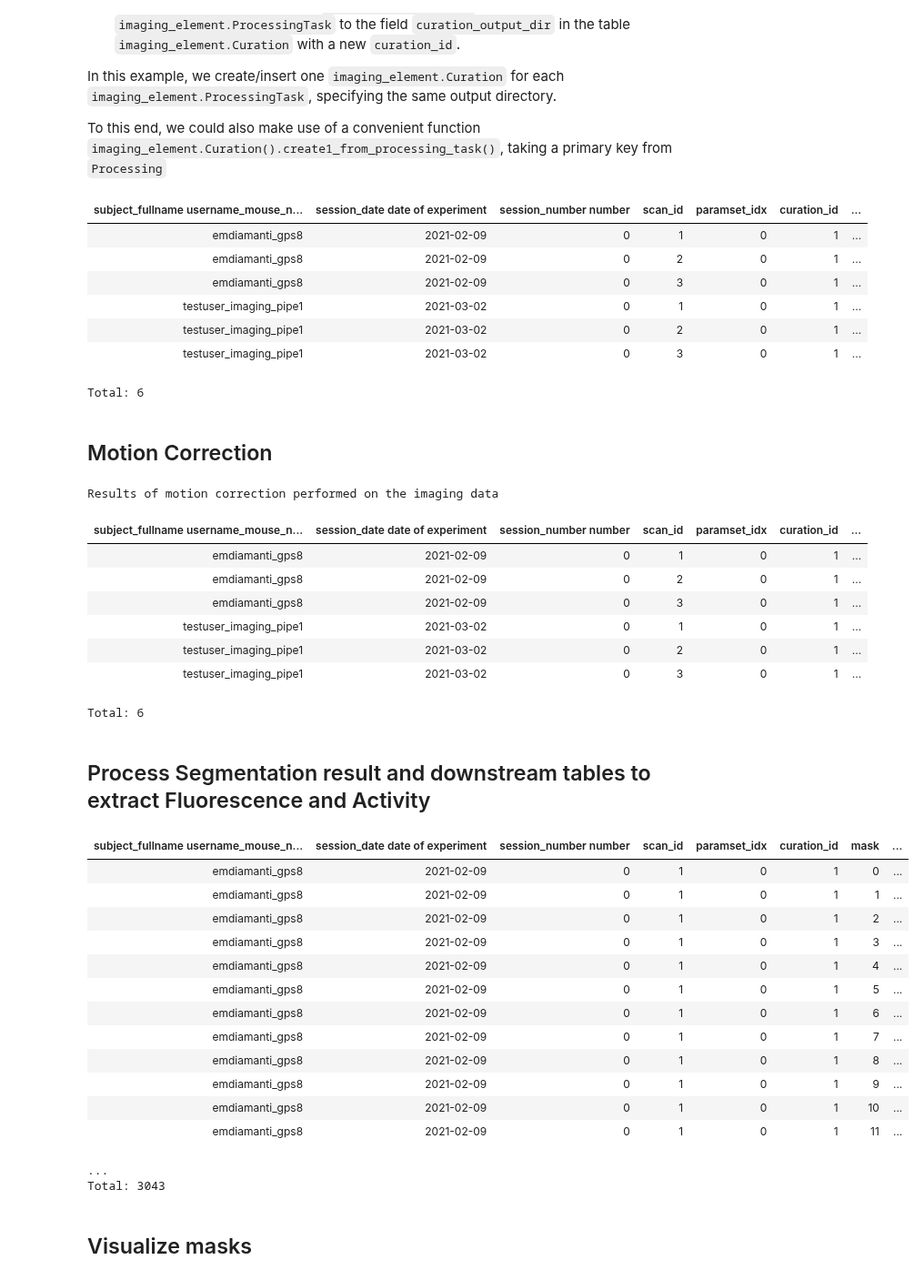
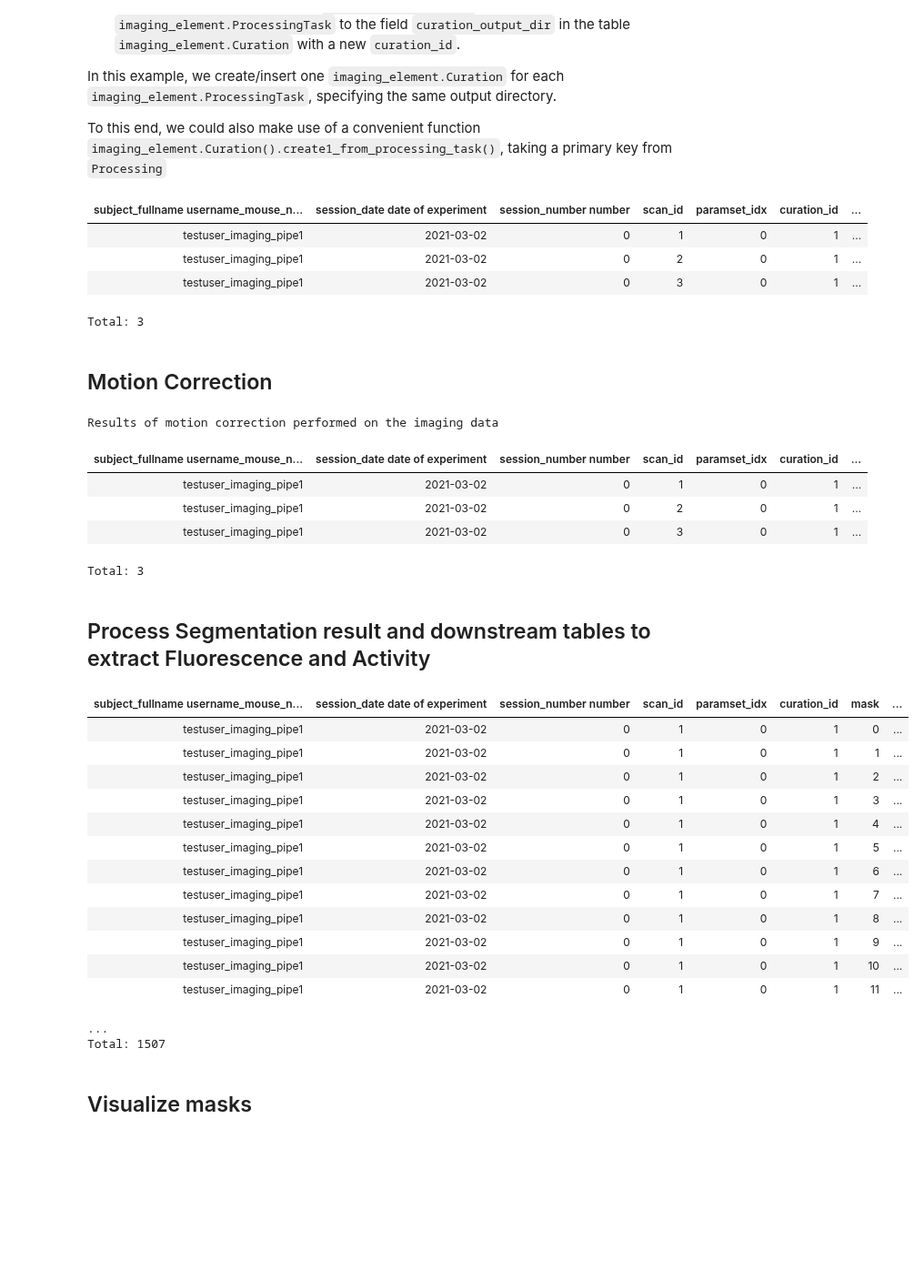
Before and after one commit to BrainCOGS/U19-pipeline-python, a Jupyter notebook: notebooks/imaging_element/02-process-imaging-workflow.ipynb, the cells around one changed output. Shown at 91% size. Saved outputs shown, nothing was run; the diff lists cells and outputs as text; code cells hidden in the pictures; blank space fills up the shorter version.

```diff
--- a/notebooks/imaging_element/02-process-imaging-workflow.ipynb
+++ b/notebooks/imaging_element/02-process-imaging-workflow.ipynb
@@ -58,5 +67,8 @@ dj.Diagram(acquisition.Session) + dj.Diagram(scan_element) + dj.Diagram(imaging_
 # %% [markdown]
 In the U19 pipeline, we have a table `imaging.Scan` that stores the scan information, in the imaging element, there are native scan tables to take care of the Scan meta information. We provided a function `u19_pipeline.ingest_imaging_element_ingest.process_scan` that ingest into table `scan_element.Scan` using information in the existing pipeline, for example the path to the tiff files.
 # %%
-key = (imaging.Scan & dict(session_date='2021-03-02', subject_fullname='testuser_imaging_pipe1')).fetch1('KEY')
-process_scan(key)
+subject = 'testuser_imaging_pipe1'
+date = '2021-03-02'
+
+key = (imaging.Scan & dict(session_date =date, subject_fullname=subject)).fetch1('KEY')
+key
@@ -197,32 +229,26 @@ processing_keys = imaging_element.Processing.fetch('KEY')
 for processing_key in processing_keys:
     imaging_element.Curation().create1_from_processing_task(processing_key)
 # %%
-imaging_element.Curation()
+imaging_element.Curation() & key
 # %% [output]
 | subject_fullname username_mouse_n... | session_date date of experiment | session_number number | scan_id | paramset_idx | curation_id | ... |
-| emdiamanti_gps8 | 2021-02-09 | 0 | 1 | 0 | 1 | ... |
-| emdiamanti_gps8 | 2021-02-09 | 0 | 2 | 0 | 1 | ... |
-| emdiamanti_gps8 | 2021-02-09 | 0 | 3 | 0 | 1 | ... |
 | testuser_imaging_pipe1 | 2021-03-02 | 0 | 1 | 0 | 1 | ... |
 | testuser_imaging_pipe1 | 2021-03-02 | 0 | 2 | 0 | 1 | ... |
 | testuser_imaging_pipe1 | 2021-03-02 | 0 | 3 | 0 | 1 | ... |
-Total: 6
+Total: 3
 # %% [markdown]
 ## Motion Correction
 # %%
 imaging_element.MotionCorrection.populate(display_progress=True)
 # %%
-imaging_element.MotionCorrection()
+imaging_element.MotionCorrection() & key
 # %% [output]
 Results of motion correction performed on the imaging data
 | subject_fullname username_mouse_n... | session_date date of experiment | session_number number | scan_id | paramset_idx | curation_id | ... |
-| emdiamanti_gps8 | 2021-02-09 | 0 | 1 | 0 | 1 | ... |
-| emdiamanti_gps8 | 2021-02-09 | 0 | 2 | 0 | 1 | ... |
-| emdiamanti_gps8 | 2021-02-09 | 0 | 3 | 0 | 1 | ... |
 | testuser_imaging_pipe1 | 2021-03-02 | 0 | 1 | 0 | 1 | ... |
 | testuser_imaging_pipe1 | 2021-03-02 | 0 | 2 | 0 | 1 | ... |
 | testuser_imaging_pipe1 | 2021-03-02 | 0 | 3 | 0 | 1 | ... |
-Total: 6
+Total: 3
 # %% [markdown]
 ## Process Segmentation result and downstream tables to extract Fluorescence and Activity
 # %%
@@ -231,23 +257,23 @@ imaging_element.Segmentation.populate(display_progress=True)
 # This table drives the extraction of fluorescent traces of each mask
 imaging_element.Fluorescence.populate(display_progress=True)
 # %%
-imaging_element.Fluorescence.Trace()
+imaging_element.Fluorescence.Trace() & key
 # %% [output]
 | subject_fullname username_mouse_n... | session_date date of experiment | session_number number | scan_id | paramset_idx | curation_id | mask | ... |
-| emdiamanti_gps8 | 2021-02-09 | 0 | 1 | 0 | 1 | 0 | ... |
-| emdiamanti_gps8 | 2021-02-09 | 0 | 1 | 0 | 1 | 1 | ... |
-| emdiamanti_gps8 | 2021-02-09 | 0 | 1 | 0 | 1 | 2 | ... |
-| emdiamanti_gps8 | 2021-02-09 | 0 | 1 | 0 | 1 | 3 | ... |
-| emdiamanti_gps8 | 2021-02-09 | 0 | 1 | 0 | 1 | 4 | ... |
-| emdiamanti_gps8 | 2021-02-09 | 0 | 1 | 0 | 1 | 5 | ... |
-| emdiamanti_gps8 | 2021-02-09 | 0 | 1 | 0 | 1 | 6 | ... |
-| emdiamanti_gps8 | 2021-02-09 | 0 | 1 | 0 | 1 | 7 | ... |
-| emdiamanti_gps8 | 2021-02-09 | 0 | 1 | 0 | 1 | 8 | ... |
-| emdiamanti_gps8 | 2021-02-09 | 0 | 1 | 0 | 1 | 9 | ... |
-| emdiamanti_gps8 | 2021-02-09 | 0 | 1 | 0 | 1 | 10 | ... |
-| emdiamanti_gps8 | 2021-02-09 | 0 | 1 | 0 | 1 | 11 | ... |
+| testuser_imaging_pipe1 | 2021-03-02 | 0 | 1 | 0 | 1 | 0 | ... |
+| testuser_imaging_pipe1 | 2021-03-02 | 0 | 1 | 0 | 1 | 1 | ... |
+| testuser_imaging_pipe1 | 2021-03-02 | 0 | 1 | 0 | 1 | 2 | ... |
+| testuser_imaging_pipe1 | 2021-03-02 | 0 | 1 | 0 | 1 | 3 | ... |
+| testuser_imaging_pipe1 | 2021-03-02 | 0 | 1 | 0 | 1 | 4 | ... |
+| testuser_imaging_pipe1 | 2021-03-02 | 0 | 1 | 0 | 1 | 5 | ... |
+| testuser_imaging_pipe1 | 2021-03-02 | 0 | 1 | 0 | 1 | 6 | ... |
+| testuser_imaging_pipe1 | 2021-03-02 | 0 | 1 | 0 | 1 | 7 | ... |
+| testuser_imaging_pipe1 | 2021-03-02 | 0 | 1 | 0 | 1 | 8 | ... |
+| testuser_imaging_pipe1 | 2021-03-02 | 0 | 1 | 0 | 1 | 9 | ... |
+| testuser_imaging_pipe1 | 2021-03-02 | 0 | 1 | 0 | 1 | 10 | ... |
+| testuser_imaging_pipe1 | 2021-03-02 | 0 | 1 | 0 | 1 | 11 | ... |
 ...
-Total: 3043
+Total: 1507
 # %%
 # This table computes the activity such as df/f or deconvoluted inferred spikes
 imaging_element.Activity.populate(display_progress=True)
```
Also changed, not shown: parts of 12 cells of this notebook, 5 other files.
